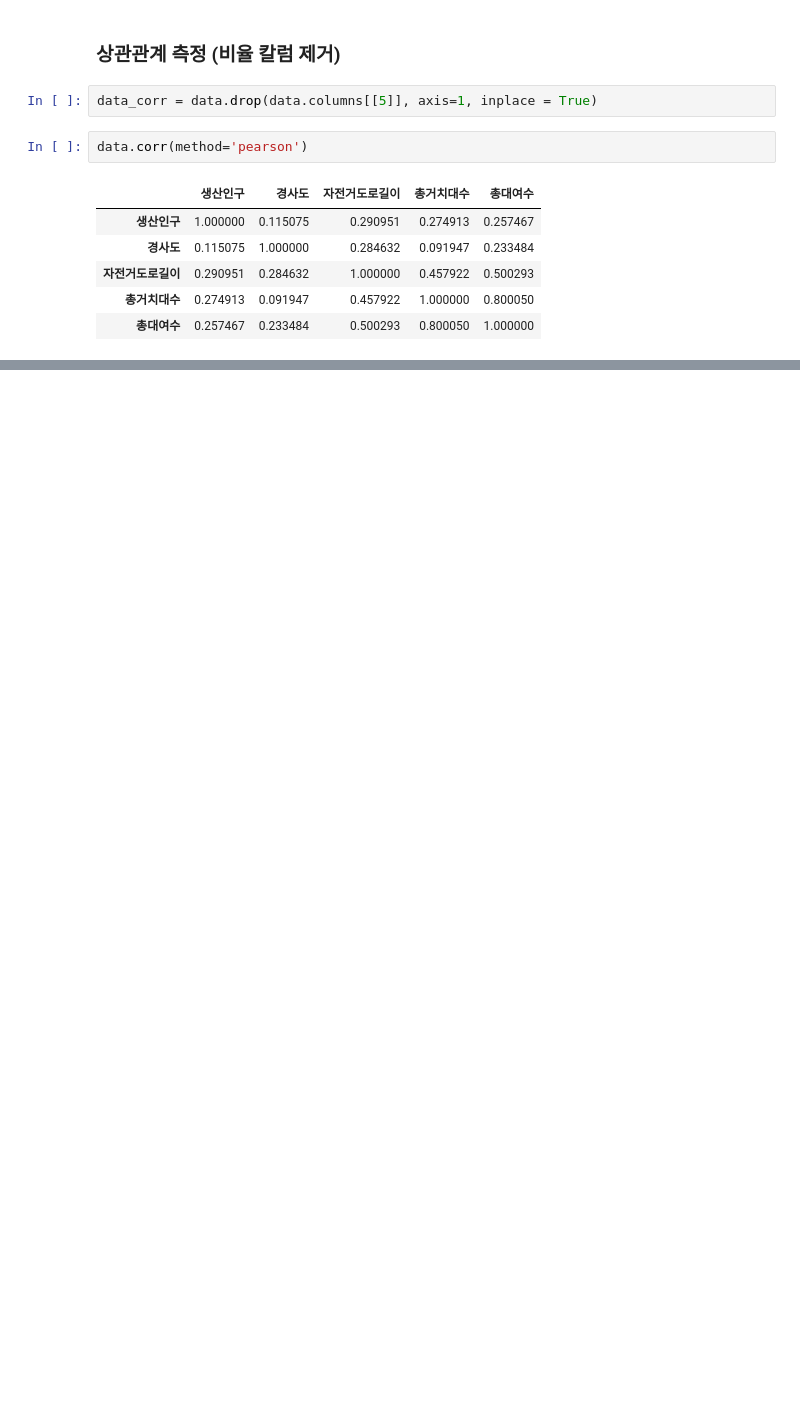
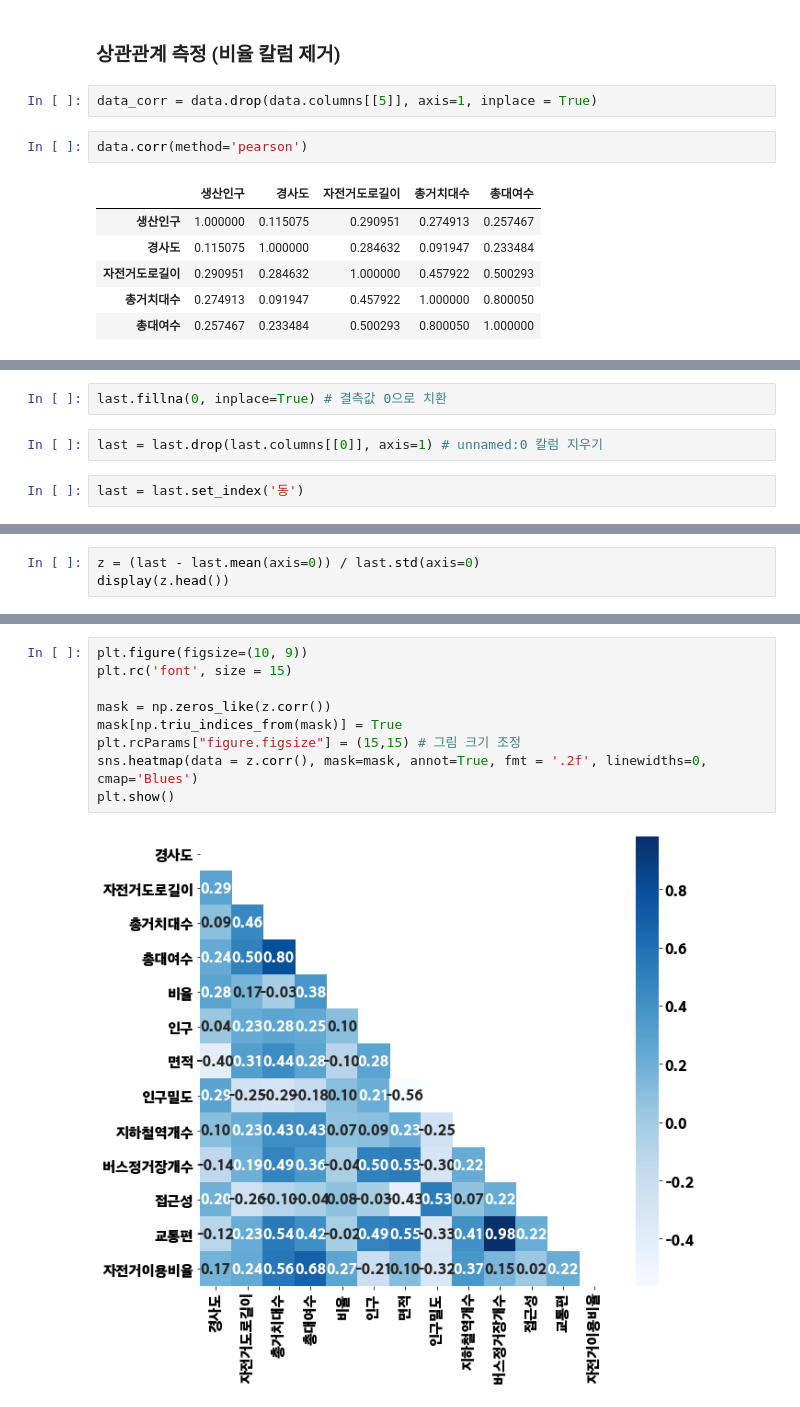
Before and after one commit to JuheePak/Python-project, a Jupyter notebook: source/visualization.ipynb, the cells around one changed output, grey strips where cells are left out. Cells and saved outputs as stored; diff of their text form; blank space fills up the shorter version.

```diff
--- a/source/visualization.ipynb
+++ b/source/visualization.ipynb
@@ -373,0 +411,6 @@ sns.heatmap(data.corr(),
+# %%
+last.fillna(0, inplace=True) # 결측값 0으로 치환
+# %%
+last = last.drop(last.columns[[0]], axis=1) # unnamed:0 칼럼 지우기
+# %%
+last = last.set_index('동')
@@ -373,0 +427,3 @@ sns.heatmap(data.corr(),
+# %%
+z = (last - last.mean(axis=0)) / last.std(axis=0)
+display(z.head())
@@ -373,0 +455,11 @@ sns.heatmap(data.corr(),
+# %%
+plt.figure(figsize=(10, 9))
+plt.rc('font', size = 15)
+
+mask = np.zeros_like(z.corr())
+mask[np.triu_indices_from(mask)] = True
+plt.rcParams["figure.figsize"] = (15,15) # 그림 크기 조정
+sns.heatmap(data = z.corr(), mask=mask, annot=True, fmt = '.2f', linewidths=0, cmap='Blues')
+plt.show()
+# %% [output]
+[figure, added]
```
Also changed, not shown: parts of 34 cells of this notebook, 2 other files.
